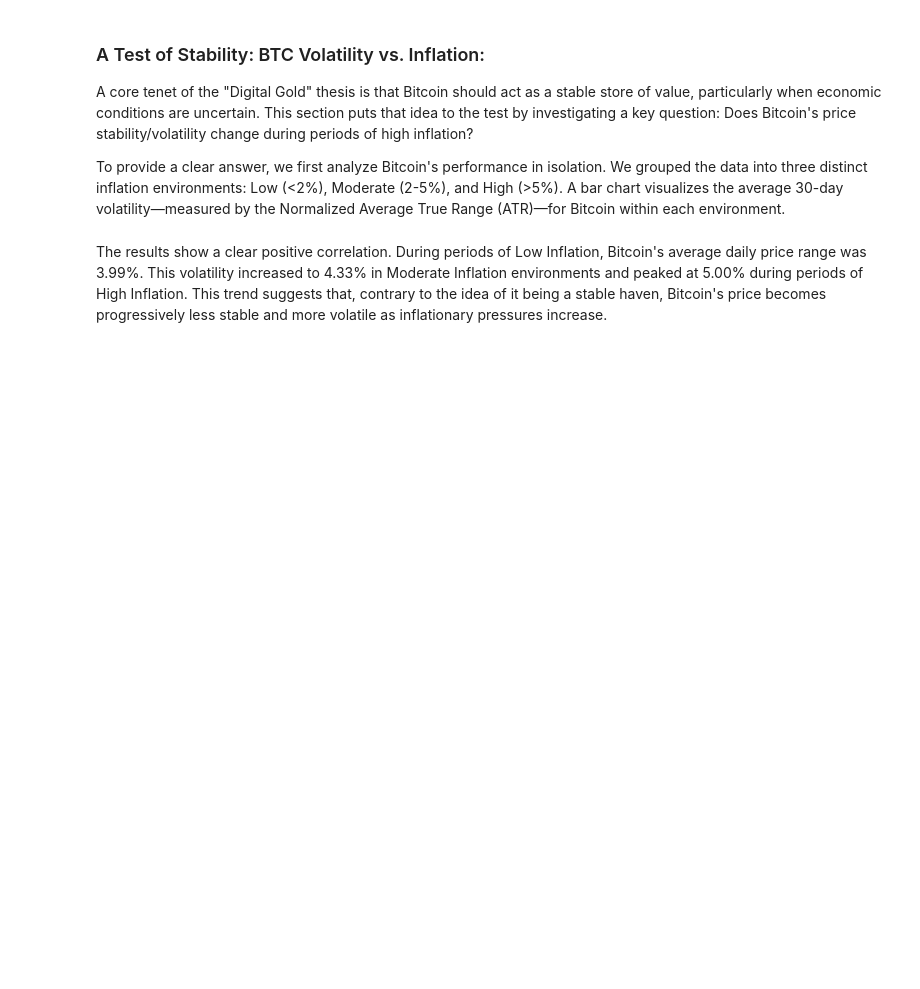
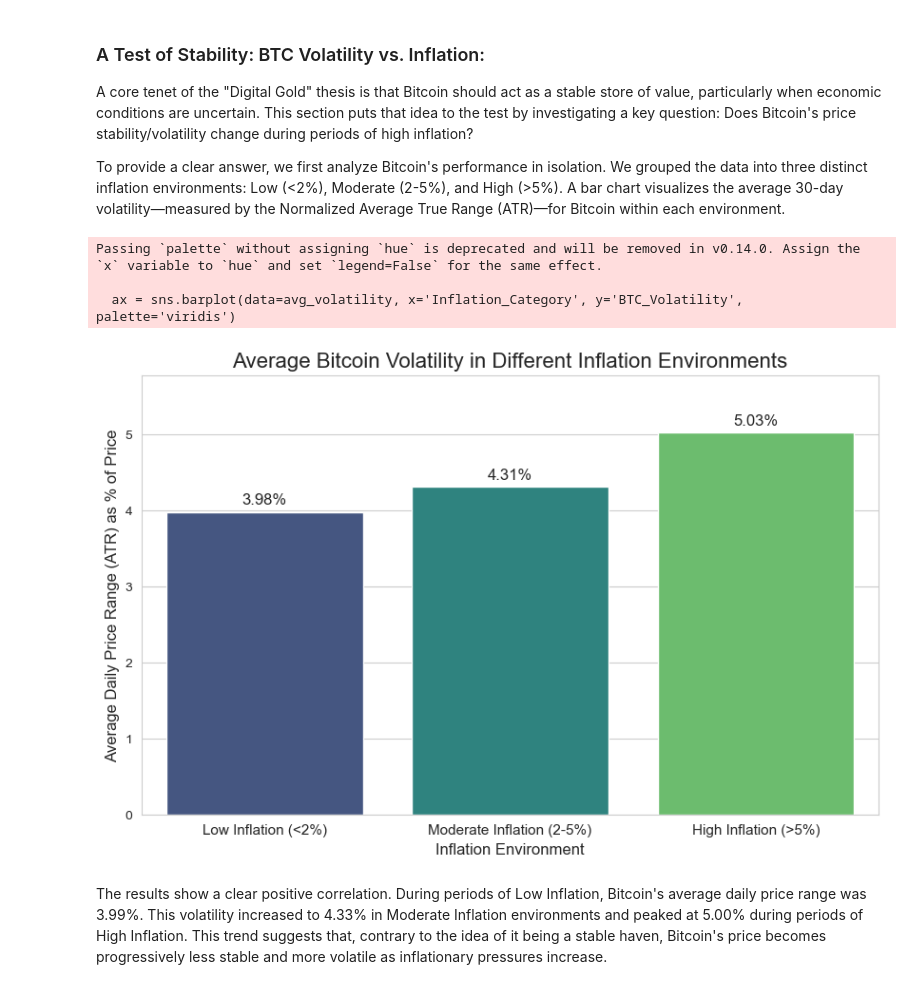
Before and after one commit to rafanahmed/Bitcoin-Hedge-Visualizations, a Jupyter notebook: btc_inflation_volatility.ipynb, the cells around one changed output. Drawn from its saved outputs; the diff is of its cells as text; code cells hidden in the pictures; blank space fills up the shorter version.

```diff
--- a/btc_inflation_volatility.ipynb
+++ b/btc_inflation_volatility.ipynb
@@ -143,6 +414,56 @@ Using the Seaborn, Matplotlib, and NumPy libraries, we will generate a series of
 A core tenet of the "Digital Gold" thesis is that Bitcoin should act as a stable store of value, particularly when economic conditions are uncertain. This section puts that idea to the test by investigating a key question: Does Bitcoin's price stability/volatility change during periods of high inflation?
 
 To provide a clear answer, we first analyze Bitcoin's performance in isolation. We grouped the data into three distinct inflation environments: Low (<2%), Moderate (2-5%), and High (>5%). A bar chart visualizes the average 30-day volatility—measured by the Normalized Average True Range (ATR)—for Bitcoin within each environment.
+# %%
+# Define the edges for our bins. For example, <2% is Low, 2-5% is Moderate, >5% is High.
+bin_edges = [-np.inf, 2, 5, np.inf]
+bin_labels = ['Low Inflation (<2%)', 'Moderate Inflation (2-5%)', 'High Inflation (>5%)']
+
+
+# Create a new column in the DataFrame with these categories
+final_df['Inflation_Category'] = pd.cut(final_df['Inflation_Rate'], bins=bin_edges, labels=bin_labels)
+
+
+# Calculate Average Volatility for Each Category
+# Group the data by our new categories and calculate the mean volatility for each so that
+# we can summarize Bitcoin’s behavior across different inflation environments into a single, clear metric that we can compare.
+avg_volatility = final_df.groupby('Inflation_Category')['BTC_Volatility'].mean().reset_index()
+
+
+# Create the Bar Plot
+plt.figure(figsize=(10, 6))
+sns.set_style("whitegrid")
+
+
+# Use seaborn's barplot to visualize the average volatility.
+ax = sns.barplot(data=avg_volatility, x='Inflation_Category', y='BTC_Volatility', palette='viridis')
+
+
+# This loop goes through each bar in the plot and adds its value as text.
+for p in ax.patches:
+    ax.annotate(f'{p.get_height():.2f}%', # Format the number to 2 decimal places
+                (p.get_x() + p.get_width() / 2., p.get_height()), # Position of the text
+                ha = 'center', va = 'center', # Center alignment
+                xytext = (0, 9), # Offset the text slightly above the bar
+                textcoords = 'offset points',
+                fontsize=12)
+
+
+# Titles and Labels
+plt.title('Average Bitcoin Volatility in Different Inflation Environments', fontsize=16)
+plt.xlabel('Inflation Environment', fontsize=12)
+plt.ylabel('Average Daily Price Range (ATR) as % of Price', fontsize=12)
+plt.xticks(fontsize=11)
+ax.set_ylim(0, max(avg_volatility['BTC_Volatility']) * 1.15)
+
+
+# Display the Plot
+plt.show()
+# %% [output]
+Passing `palette` without assigning `hue` is deprecated and will be removed in v0.14.0. Assign the `x` variable to `hue` and set `legend=False` for the same effect.
+
+  ax = sns.barplot(data=avg_volatility, x='Inflation_Category', y='BTC_Volatility', palette='viridis')
+[figure, added]
 # %% [markdown]
 The results show a clear positive correlation. During periods of Low Inflation, Bitcoin's average daily price range was 3.99%. This volatility increased to 4.33% in Moderate Inflation environments and peaked at 5.00% during periods of High Inflation. This trend suggests that, contrary to the idea of it being a stable haven, Bitcoin's price becomes progressively less stable and more volatile as inflationary pressures increase.
 # %% [markdown]
```
Also changed, not shown: parts of 14 cells of this notebook.
